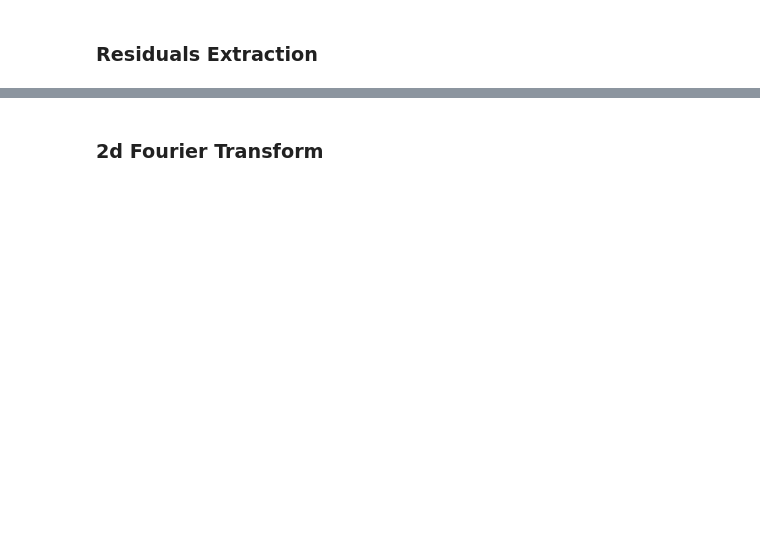
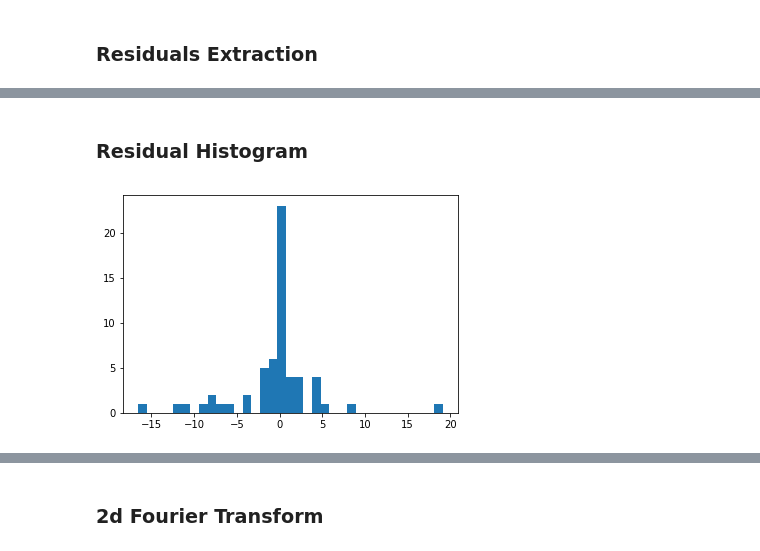
Before and after one commit to efpeel/wonkeycontact, a Jupyter notebook: wonky_tom.ipynb, the cells around one changed output, grey strips where cells are left out. Saved outputs shown, nothing was run; the diff lists cells and outputs as text; code cells hidden in the pictures; blank space fills up the shorter version.

```diff
--- a/wonky_tom.ipynb
+++ b/wonky_tom.ipynb
@@ -218,0 +226,7 @@ for i, txt in enumerate(res_list):
+# %% [markdown]
+### Residual Histogram
+# %%
+rng = np.nanmin(res_list), np.nanmax(res_list)
+n, bins, _ = plt.hist(res_list, bins='auto',  range=rng)
+# %% [output]
+[figure, added]
```
Also changed, not shown: parts of 6 cells of this notebook.
